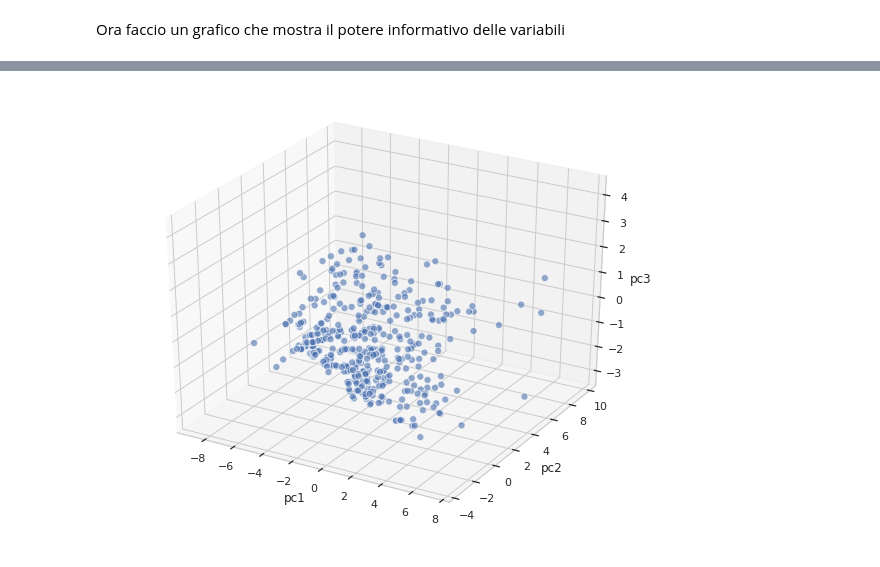
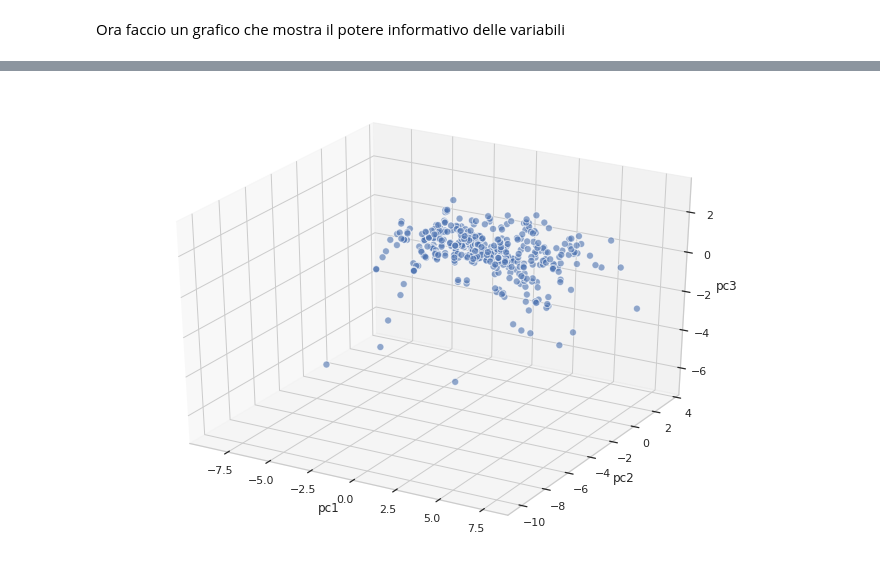
Before and after one commit to matteoghera/MASL_2019, a Jupyter notebook: esercizi_python/notebooks/analisi_pca.ipynb, the cells around one changed output, grey strips where cells are left out. Cells and saved outputs as stored; diff of their text form; code cells hidden in the pictures.

```diff
--- a/esercizi_python/notebooks/analisi_pca.ipynb
+++ b/esercizi_python/notebooks/analisi_pca.ipynb
@@ -142,7 +142,7 @@ Per scrivere il codice della PCA uso la libreria Scikit-learn che contiene
 la classe StandardScaler che mi consente di standardizzare i dati.
 # %%
 from sklearn.preprocessing import StandardScaler
-X = ds.iloc[:,1:].values
+X = ds[numeric_column].values
 sc = StandardScaler()
 X_std = sc.fit_transform(X)
 # %% [markdown]
@@ -204,8 +204,8 @@ come il nuovo spazio dei dati.
 eigen_pair = [(np.abs(eigen_vals[i]), eigen_vecs[:,i])
                for i in np.arange(len(eigen_vals))]
 eigen_pair.sort(reverse=True)
-U = np.hstack(((eigen_pair[0][1][:, np.newaxis],eigen_pair[1][1][:, np.newaxis]
+B = np.hstack(((eigen_pair[0][1][:, np.newaxis],eigen_pair[1][1][:, np.newaxis]
                 , eigen_pair[2][1][:, np.newaxis])))
-print("Matrice U:\n",U)
+print("Matrice U:\n",B)
 # %% [output]
 Matrice U:
@@ -231,2 +223,2 @@ Matrice U:
 # %%
-X_pca_sdt = X_std.dot(U)
+X_pca_sdt = X_std.dot(B)
@@ -233,13 +229,13 @@ X_pca_sdt = X_std.dot(U)
 # %%
 from mpl_toolkits.mplot3d import Axes3D
-fig = plt.figure(figsize=(10, 8))
+fig = plt.figure(figsize=(11.69,8.27))
 ax = fig.add_subplot(111, projection='3d')
 ax.scatter(X_pca_sdt[:,0], X_pca_sdt[:,1], X_pca_sdt[:,2], s=50, alpha=0.6, edgecolors='w')
 
 ax.set_xlabel('pc1')
 ax.set_ylabel('pc2')
 ax.set_zlabel('pc3')
 
 plt.show()
 # %% [output]
-[figure, old version]
+[figure, new version]
```
Also changed, not shown: parts of 28 cells of this notebook.
